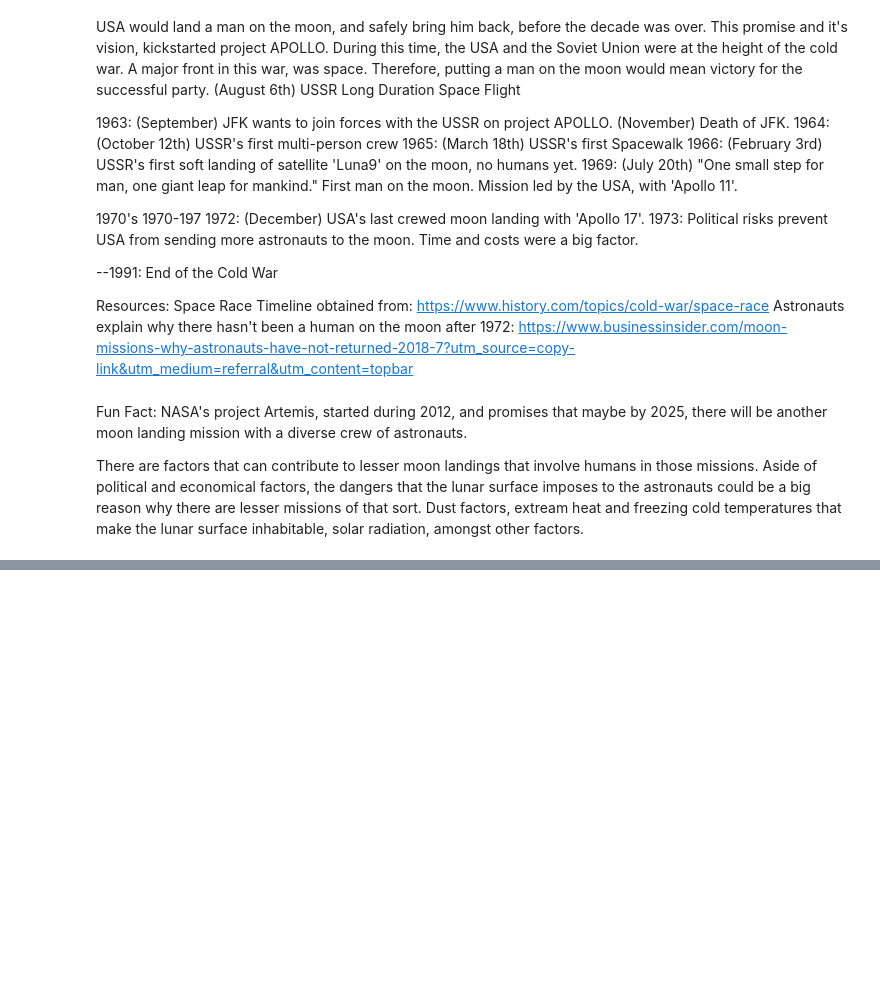
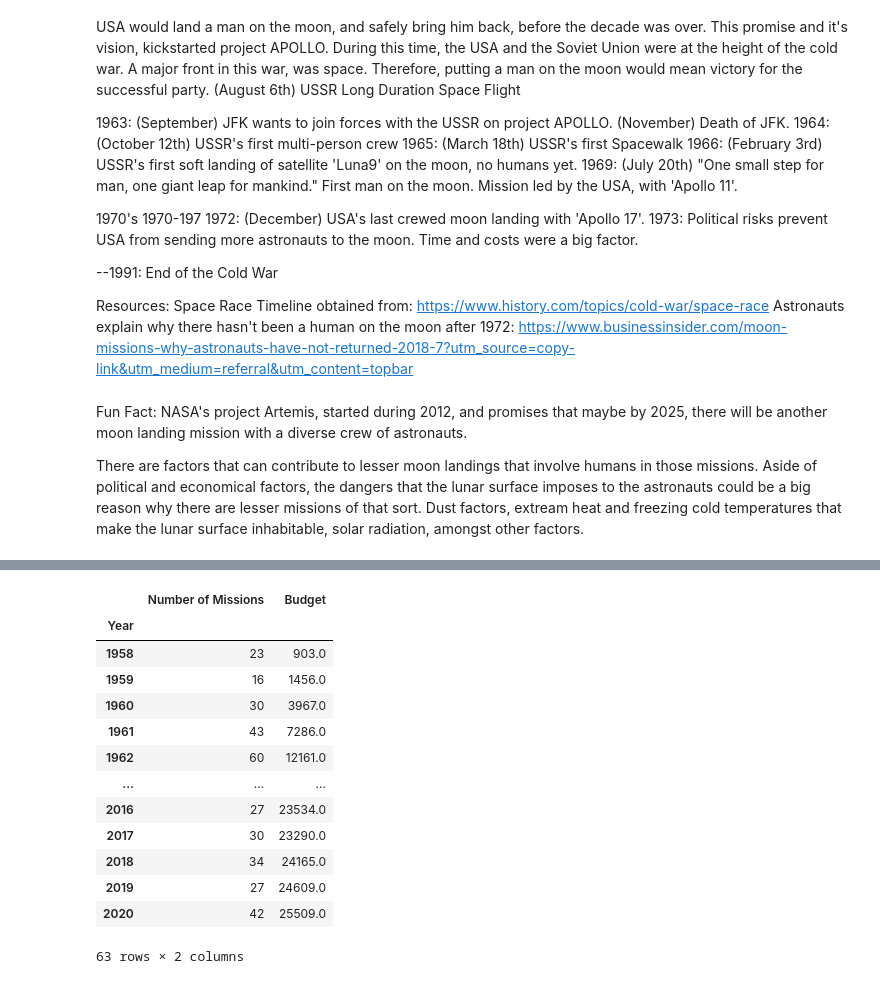
Before and after one commit to maparisio/Space_Mission_Project, a Jupyter notebook: Missions_Over_Time.ipynb, the cells around one changed output, grey strips where cells are left out. Saved outputs shown, nothing was run; the diff lists cells and outputs as text; code cells hidden in the pictures; blank space fills up the shorter version.

```diff
--- a/Missions_Over_Time.ipynb
+++ b/Missions_Over_Time.ipynb
@@ -13,6 +13,9 @@ import matplotlib.pyplot as plt
 file_path = "Resources/SpaceMission_Merged.csv"
 encoding =  "ISO-8859-1"
 missions_df = pd.read_csv(file_path, encoding=encoding)
+
+file_path_budget = "Resources/Nasa_Budget_ConstantDlls.csv"
+budget_df = pd.read_csv(file_path_budget)
 # %%
 #show the DataFrame sample
 missions_df.head()
@@ -323,0 +322,9 @@ There are factors that can contribute to lesser moon landings that involve human
+# %%
+# Rename the column '2022 Constant Dollars(Millions)' to 'Budget'
+budget_df.rename(columns={'2022 Constant Dollars(Millions)': 'Budget'}, inplace=True)
+
+# Set the index of the DataFrame to the 'Year' column
+budget_df.set_index('Year', inplace=True)
+
+# Show a sample of the changed DataFrame
+budget_df.head()
@@ -323,0 +366,30 @@ There are factors that can contribute to lesser moon landings that involve human
+# %%
+# Group by year and count the number of missions for each year
+missions_per_year = US_budget_vs_missions.groupby('Year').size()
+
+# Create a new DataFrame with the number of missions per year
+new_missions_df = pd.DataFrame(missions_per_year, columns=['Number of Missions'])
+
+# Merge the budget DataFrame with the new DataFrame on the 'Year' column
+new_missions_df = pd.merge(new_missions_df, budget_df, how='left', on='Year')
+
+# Drop rows with NaN values
+new_missions_df.dropna(inplace=True)
+
+# Display the DataFrame
+new_missions_df
+# %% [output]
+|  | Number of Missions | Budget |
+| Year |  |  |
+| 1958 | 23 | 903.0 |
+| 1959 | 16 | 1456.0 |
+| 1960 | 30 | 3967.0 |
+| 1961 | 43 | 7286.0 |
+| 1962 | 60 | 12161.0 |
+| ... | ... | ... |
+| 2016 | 27 | 23534.0 |
+| 2017 | 30 | 23290.0 |
+| 2018 | 34 | 24165.0 |
+| 2019 | 27 | 24609.0 |
+| 2020 | 42 | 25509.0 |
+63 rows × 2 columns
```
Also changed, not shown: parts of 9 cells of this notebook.
